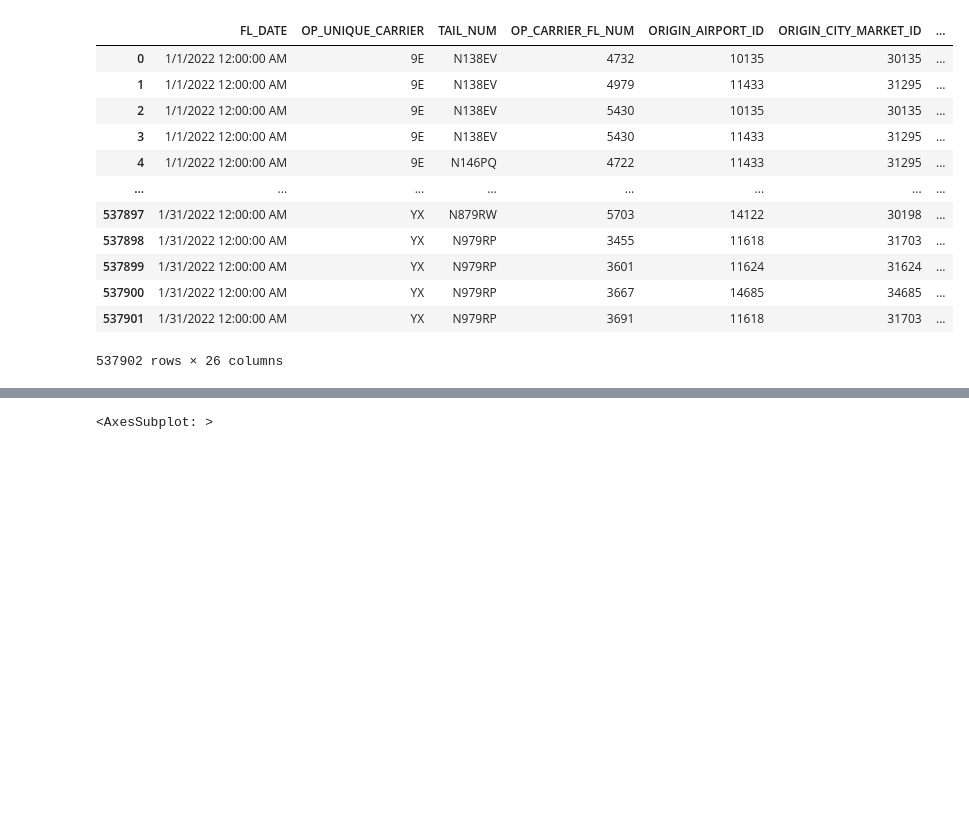
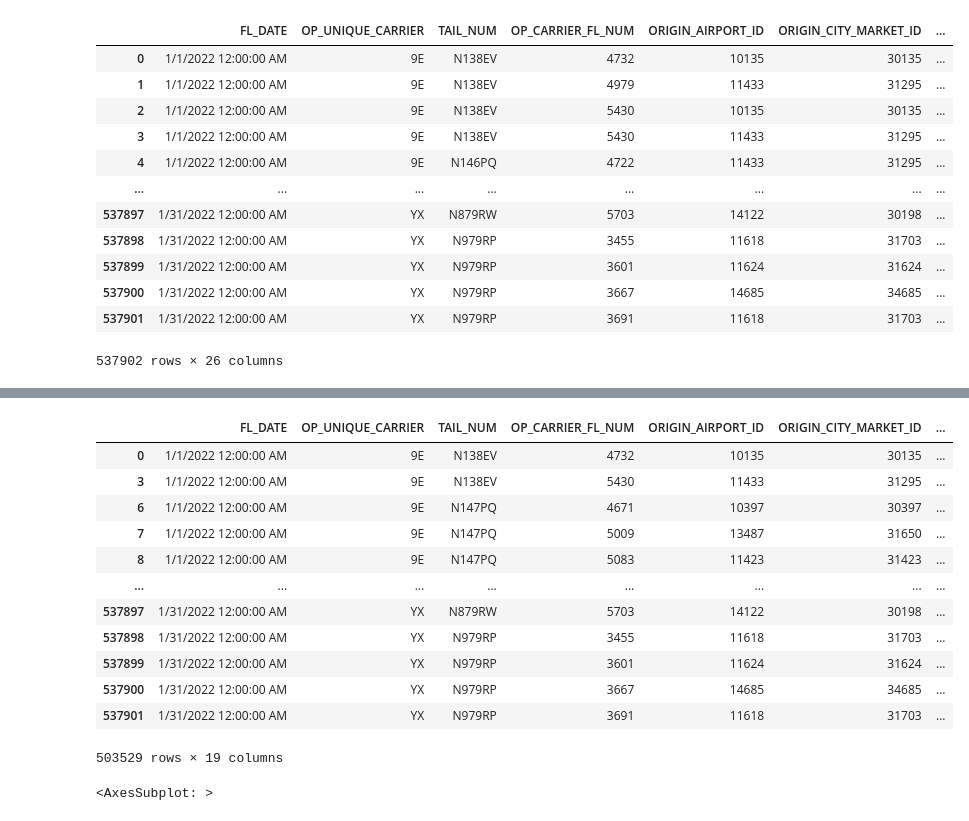
Before and after one commit to TygoF/Flight-delay-prediction, a Jupyter notebook: main.ipynb, the cells around one changed output, grey strips where cells are left out. Drawn from its saved outputs; the diff is of its cells as text; code cells hidden in the pictures; blank space fills up the shorter version.

Commit message:
First steps of USA data cleaning

```diff
--- a/main.ipynb
+++ b/main.ipynb
@@ -529,3 +555,28 @@ airport_lookup = dict(zip(keys, values))
+# %%
+# Drop entries of flights that are cancelled or uninformed
+data_usa2 = data_usa.drop(data_usa[(data_usa["CANCELLED"] == 1) | (data_usa["DIVERTED"] == 1)].index)
+
+# Drop cancelled and diverted columns as they have no use anymore
+data_usa2.drop(columns=['CANCELLED', 'DIVERTED'], inplace=True)
+
+# Drop various delay columns as these are not known prior to a flight
+data_usa2.drop(columns=['CARRIER_DELAY', 'WEATHER_DELAY', 'NAS_DELAY', 'SECURITY_DELAY', 'LATE_AIRCRAFT_DELAY'], inplace=True)
+
+display(data_usa2)
+# %% [output]
+|  | FL_DATE | OP_UNIQUE_CARRIER | TAIL_NUM | OP_CARRIER_FL_NUM | ORIGIN_AIRPORT_ID | ORIGIN_CITY_MARKET_ID | ... |
+| 0 | 1/1/2022 12:00:00 AM | 9E | N138EV | 4732 | 10135 | 30135 | ... |
+| 3 | 1/1/2022 12:00:00 AM | 9E | N138EV | 5430 | 11433 | 31295 | ... |
+| 6 | 1/1/2022 12:00:00 AM | 9E | N147PQ | 4671 | 10397 | 30397 | ... |
+| 7 | 1/1/2022 12:00:00 AM | 9E | N147PQ | 5009 | 13487 | 31650 | ... |
+| 8 | 1/1/2022 12:00:00 AM | 9E | N147PQ | 5083 | 11423 | 31423 | ... |
+| ... | ... | ... | ... | ... | ... | ... | ... |
+| 537897 | 1/31/2022 12:00:00 AM | YX | N879RW | 5703 | 14122 | 30198 | ... |
+| 537898 | 1/31/2022 12:00:00 AM | YX | N979RP | 3455 | 11618 | 31703 | ... |
+| 537899 | 1/31/2022 12:00:00 AM | YX | N979RP | 3601 | 11624 | 31624 | ... |
+| 537900 | 1/31/2022 12:00:00 AM | YX | N979RP | 3667 | 14685 | 34685 | ... |
+| 537901 | 1/31/2022 12:00:00 AM | YX | N979RP | 3691 | 11618 | 31703 | ... |
+503529 rows × 19 columns
 # %%
 # Create list with coordinates for each airport
 geo = ArcGIS()
```
Also changed, not shown: parts of 6 cells of this notebook.
